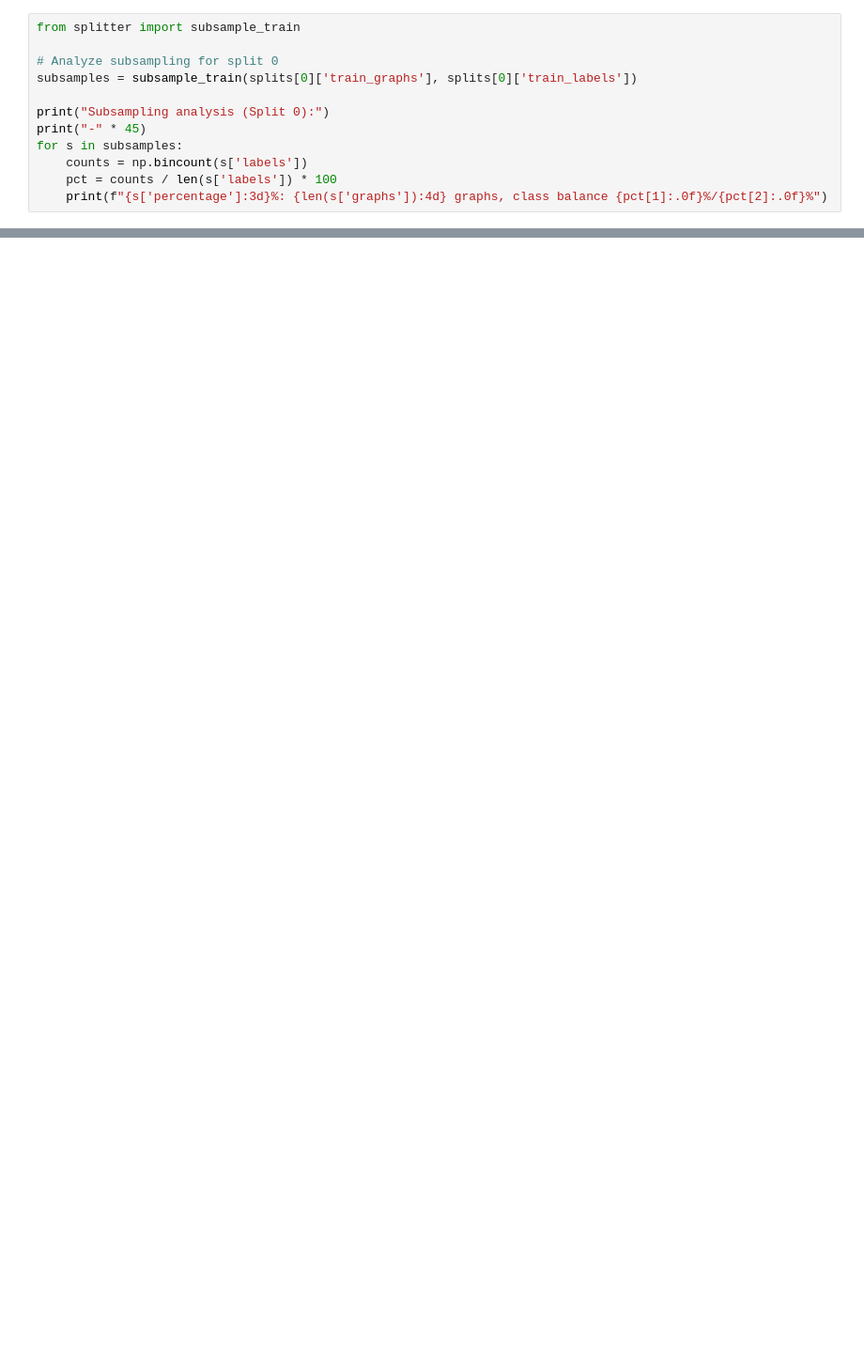
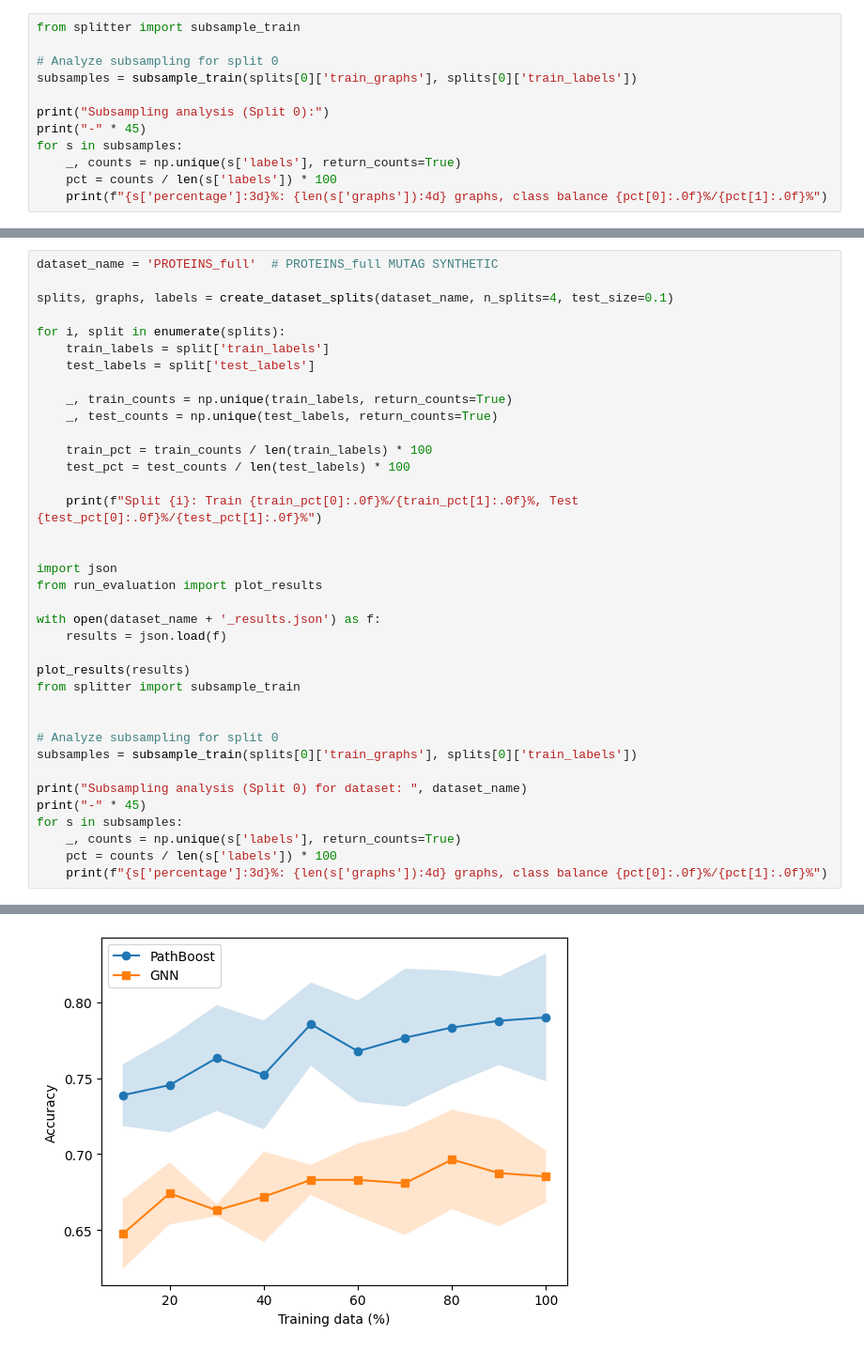
Before and after one commit to Claudio-Me/Path_Based_Gradient_Boosting_for_Graph_Based_Prediction, a Jupyter notebook: subsample_dataset/analyze_splits.ipynb, the cells around one changed output, grey strips where cells are left out. Shown at 94% size. Drawn from its saved outputs; the diff is of its cells as text; blank space fills up the shorter version.

```diff
--- a/subsample_dataset/analyze_splits.ipynb
+++ b/subsample_dataset/analyze_splits.ipynb
@@ -36,9 +92,9 @@ subsamples = subsample_train(splits[0]['train_graphs'], splits[0]['train_labels'
 print("Subsampling analysis (Split 0):")
 print("-" * 45)
 for s in subsamples:
-    counts = np.bincount(s['labels'])
+    _, counts = np.unique(s['labels'], return_counts=True)
     pct = counts / len(s['labels']) * 100
-    print(f"{s['percentage']:3d}%: {len(s['graphs']):4d} graphs, class balance {pct[1]:.0f}%/{pct[2]:.0f}%")
+    print(f"{s['percentage']:3d}%: {len(s['graphs']):4d} graphs, class balance {pct[0]:.0f}%/{pct[1]:.0f}%")
 # %% [output]
 Subsampling analysis (Split 0):
 ---------------------------------------------
@@ -54,0 +172,38 @@ Subsampling analysis (Split 0):
+# %%
+dataset_name = 'PROTEINS_full'  # PROTEINS_full MUTAG SYNTHETIC
+
+splits, graphs, labels = create_dataset_splits(dataset_name, n_splits=4, test_size=0.1)
+
+for i, split in enumerate(splits):
+    train_labels = split['train_labels']
+    test_labels = split['test_labels']
+
+    _, train_counts = np.unique(train_labels, return_counts=True)
+    _, test_counts = np.unique(test_labels, return_counts=True)
+
+    train_pct = train_counts / len(train_labels) * 100
+    test_pct = test_counts / len(test_labels) * 100
+
+    print(f"Split {i}: Train {train_pct[0]:.0f}%/{train_pct[1]:.0f}%, Test {test_pct[0]:.0f}%/{test_pct[1]:.0f}%")
+
+
+import json
+from run_evaluation import plot_results
+
+with open(dataset_name + '_results.json') as f:
+    results = json.load(f)
+
+plot_results(results)
+from splitter import subsample_train
+
+
+# Analyze subsampling for split 0
+subsamples = subsample_train(splits[0]['train_graphs'], splits[0]['train_labels'])
+
+print("Subsampling analysis (Split 0) for dataset: ", dataset_name)
+print("-" * 45)
+for s in subsamples:
+    _, counts = np.unique(s['labels'], return_counts=True)
+    pct = counts / len(s['labels']) * 100
+    print(f"{s['percentage']:3d}%: {len(s['graphs']):4d} graphs, class balance {pct[0]:.0f}%/{pct[1]:.0f}%")
+# %% [output]
@@ -54,0 +216 @@ Subsampling analysis (Split 0):
+[figure, added]
```
Also changed, not shown: parts of 13 cells of this notebook, 5 other files.
